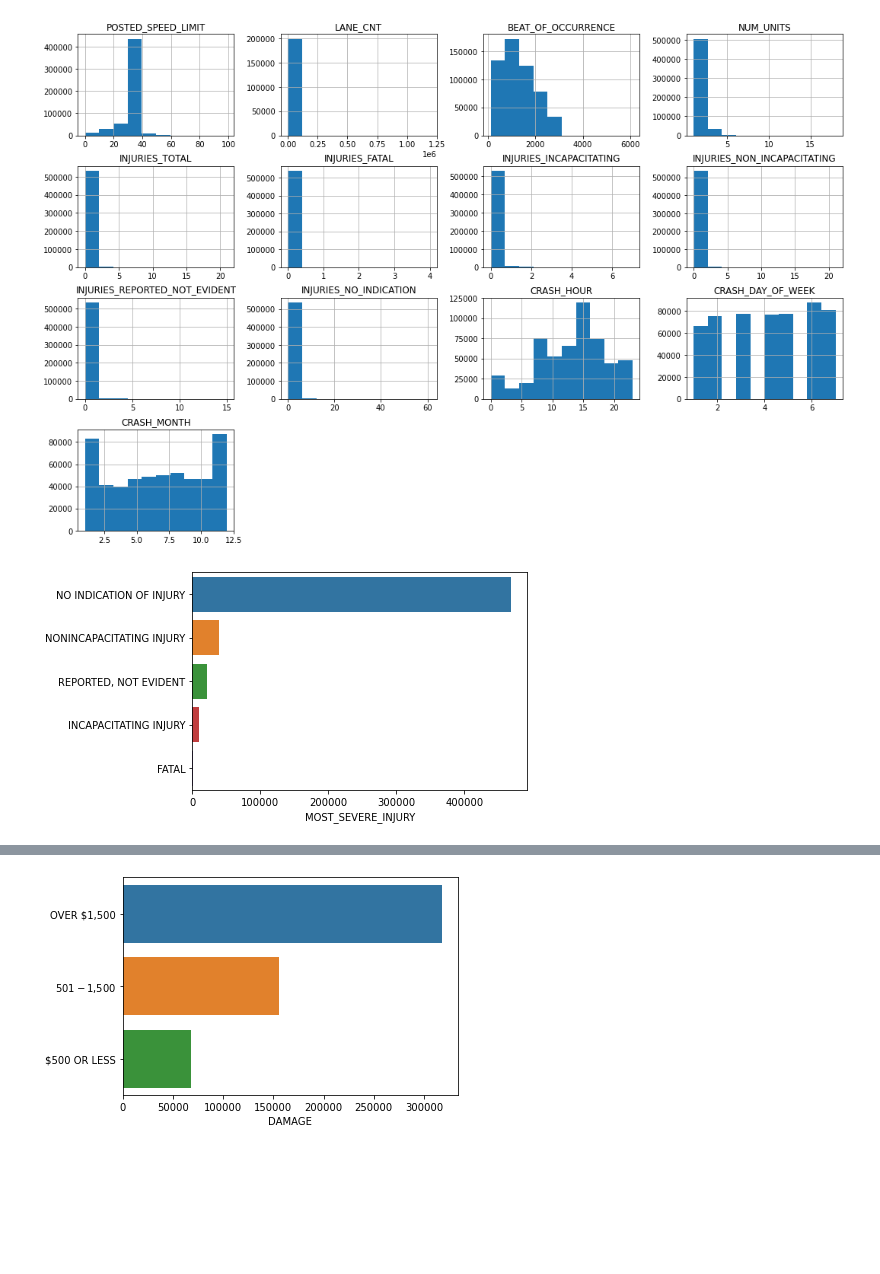
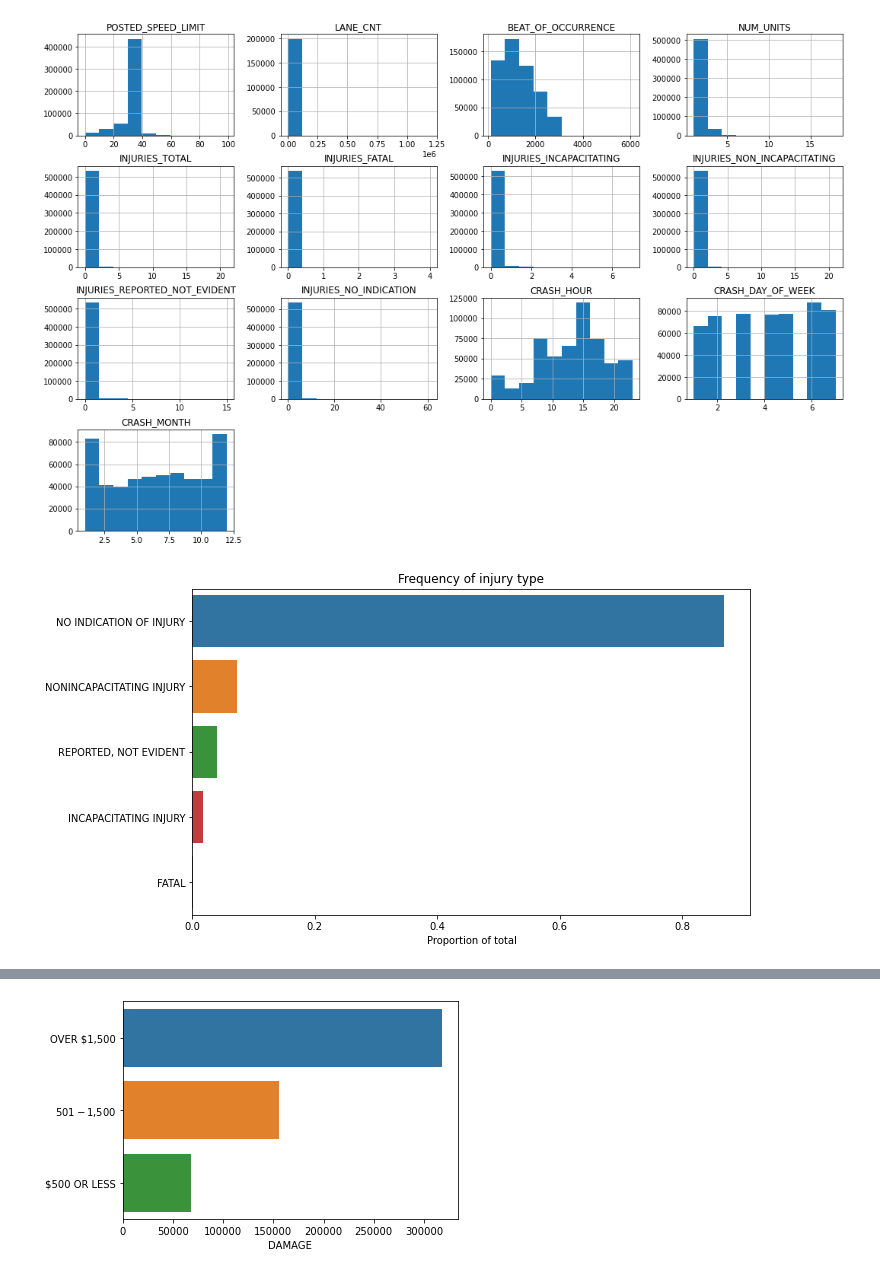
Before and after one commit to AngieKay/Chicago-Crashes, a Jupyter notebook: Markowitz_viz_nb.ipynb, the cells around one changed output, grey strips where cells are left out. Drawn from its saved outputs; the diff is of its cells as text; code cells hidden in the pictures; blank space fills up the shorter version.

```diff
--- a/Markowitz_viz_nb.ipynb
+++ b/Markowitz_viz_nb.ipynb
@@ -201,7 +201,11 @@ crashes_eda.hist(figsize=(18, 12));
 # %% [output]
 [figure]
 # %%
-sns.barplot(y=crashes_eda.MOST_SEVERE_INJURY.value_counts().index, x=crashes_eda.MOST_SEVERE_INJURY.value_counts(),
-           orient='h');
+fig, ax = plt.subplots(figsize=(10, 6))
+sns.barplot(y=crashes_eda.MOST_SEVERE_INJURY.value_counts(normalize=True).index,
+            x=crashes_eda.MOST_SEVERE_INJURY.value_counts(normalize=True),
+           orient='h', ax=ax)
+plt.title('Frequency of injury type')
+plt.xlabel('Proportion of total');
 # %% [output]
-[figure, old version]
+[figure, new version]
```
Also changed, not shown: parts of 1 cell of this notebook, 1 other file.
